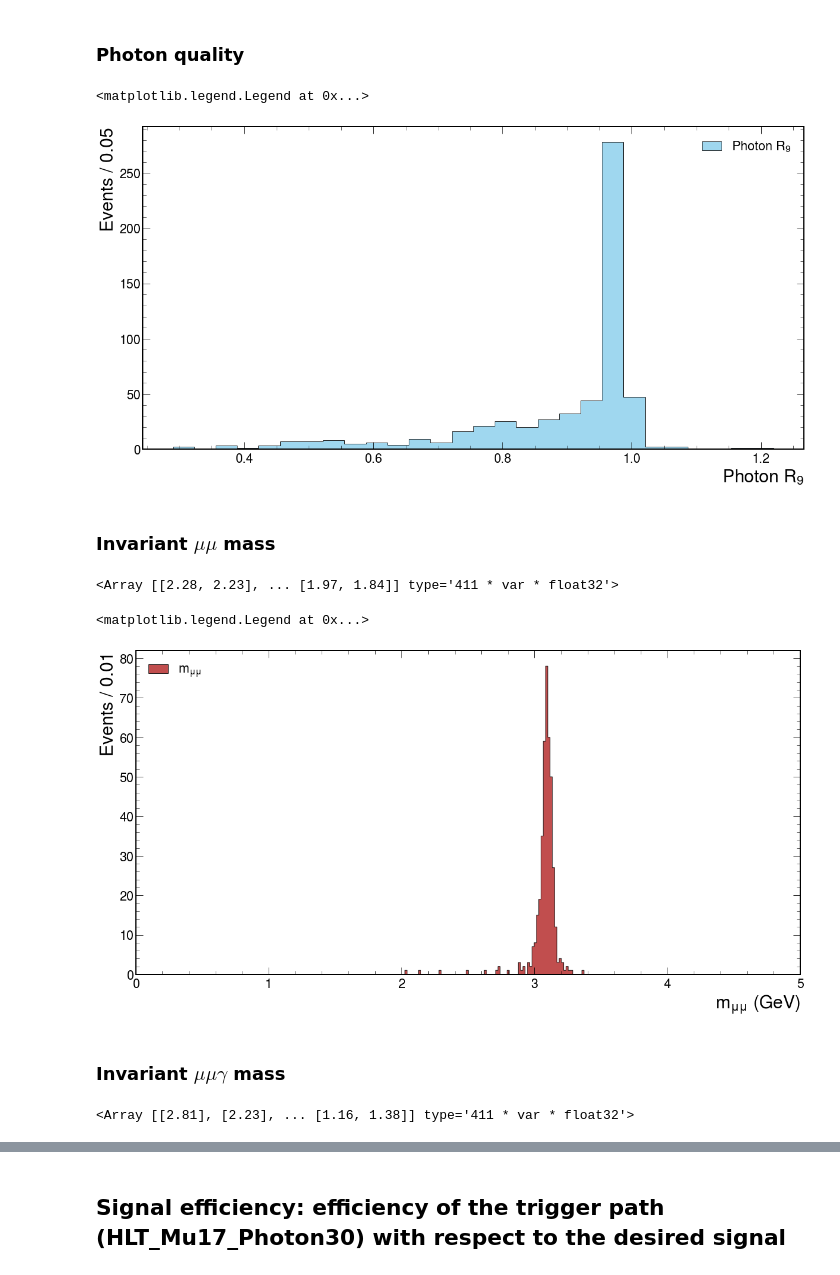
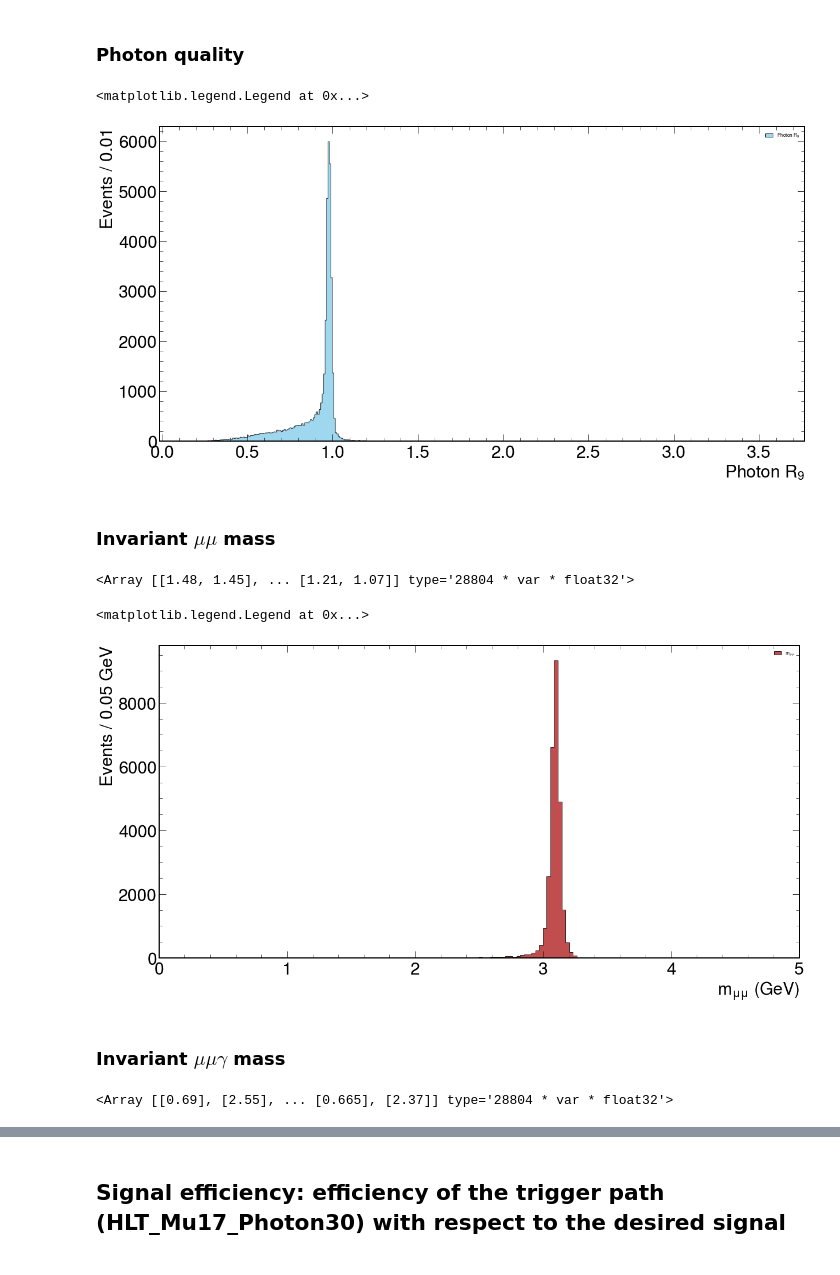
Before and after one commit to javivilladamigo/ResearchActivities, a Jupyter notebook: coffeaAnalysis.ipynb, the cells around one changed output, grey strips where cells are left out. Saved outputs shown, nothing was run; the diff lists cells and outputs as text; code cells hidden in the pictures.

```diff
--- a/coffeaAnalysis.ipynb
+++ b/coffeaAnalysis.ipynb
@@ -17,7 +15,8 @@ import ROOT as r
 # %%
 # read the file
 
-events = NanoEventsFactory.from_root('GluGluToH_HToJPsiG_JPsiToMuMu_TuneCP5_13TeV-madgraph-pythia8_RunIISummer20UL16_Skim.root', schemaclass = NanoAODSchema.v7, treepath='Events').events()
+#events = NanoEventsFactory.from_root('GluGluToH_HToJPsiG_JPsiToMuMu_TuneCP5_13TeV-madgraph-pythia8_RunIISummer20UL16_Skim.root', schemaclass = NanoAODSchema.v7, treepath='Events').events()
+events = NanoEventsFactory.from_root('data.nosync/mergedFile.root', schemaclass = NanoAODSchema.v7, treepath='mergedEvents').events()
 # %%
 # show the available contents for each of the events
 
@@ -51,8 +52,10 @@ Selection cuts:
 # %%
 leadingMuon_pt_cut = 17
 subleadingMuon_pt_cut = 4
+#maximum_muon_pt = 1000
 muon_eta_cut = 2.4
 photon_pt_cut = 30
+maximum_r9 = 4
 # %%
 # declare the filters required for the events
 '''
@@ -76,15 +79,18 @@ print("The events that satisfy all the requirements are the %.1f%%" % (len(selec
 # muon filters
 atLeast_one_muon_with_17GeV = ak.any(events.Muon.pt > leadingMuon_pt_cut, axis = -1)
 atLeast_one_muon_with_4GeV = ak.any(events.Muon.pt > subleadingMuon_pt_cut, axis = -1)
+#atMost_Muon_pt_is_1000 = ak.all(events.Muon.pt < maximum_muon_pt, axis = -1)
 muon_opposite_charges = ak.sum(events.Muon.charge, axis = -1) == 0
 
-muon_filters = atLeast_one_muon_with_17GeV & atLeast_one_muon_with_4GeV & muon_opposite_charges
+
+muon_filters = atLeast_one_muon_with_17GeV & atLeast_one_muon_with_4GeV & muon_opposite_charges #& atMost_Muon_pt_is_1000
 
 
 # photon filters
 atLeast_one_photon_with_30GeV = ak.any(events.Photon.pt > photon_pt_cut, axis = -1)
+atMost_Photon_r9_is_5 = ak.all(events.Photon.r9 < maximum_r9, axis = -1) # events with a photon having r9 > 5 will be discarded
 
-photon_filters = atLeast_one_photon_with_30GeV
+photon_filters = atLeast_one_photon_with_30GeV & atMost_Photon_r9_is_5
 
 
 # selected events
@@ -169,37 +180,39 @@ ax.legend()
 # %%
 obs = ak.flatten(selected_photons.r9, axis = None)
 
 min = 0
-max = 1.4
-width = 0.05
+max = 4
+width = 0.01
 
 nbins = int(round((max - min) / width))
 
 fig, ax = plt.subplots(figsize=(20, 10))
 ax.hist(
     obs,
     bins = nbins,
     histtype = "stepfilled",
     color = "skyblue",
     alpha = 0.8,
     edgecolor = "black",
     label = r"Photon $R_{9}$"
 )
-
+#ax.set_yscale("log")
+ax.tick_params(axis = 'both', which = 'major', labelsize = 30)
 ax.set_xlabel("Photon $R_{9}$", fontsize = 30)
 ax.set_ylabel("Events / %.2f" % width, fontsize = 30)
 #ax.set_xlim(min, max)
+#ax.set_ylim(0, 5)
 ax.legend()
 # %% [output]
 <matplotlib.legend.Legend at 0x...>
-[figure, old version]
+[figure, new version]
 # %% [markdown]
 ### Invariant $\mu\mu$ mass
 # %%
 muon_theta = 2 * np.arctan(np.exp(selected_events.Muon.eta))
 muon_theta
 # %% [output]
-<Array [[2.28, 2.23], ... [1.97, 1.84]] type='411 * var * float32'>
+<Array [[1.48, 1.45], ... [1.21, 1.07]] type='28804 * var * float32'>
 # %%
 # module of P
 muon_P = selected_events.Muon.pt / np.sin(muon_theta)
@@ -221,13 +234,12 @@ mumu_e = ak.sum(muon_e, axis = -1)
 # invariant mass of mumu system
 mumu_m = (mumu_e ** 2 - mumu_Px ** 2 - mumu_Py ** 2 - mumu_Pz ** 2) ** 0.5
 # %%
-obs = ak.flatten(mumu_m, axis = None)
-
 min = 0
 max = 5
-width = 0.01 # GeV
+width = 0.05 # GeV
+nbins = int(round((max - min) / width))
 
-nbins = int(round((max - min) / width))
+obs = ak.flatten(mumu_m[(mumu_m > min) & (mumu_m < max)], axis = None)
 
 fig, ax = plt.subplots(figsize=(20, 10))
 ax.hist(
@@ -239,21 +251,23 @@ ax.hist(
     edgecolor = "black",
     label = r"$m_{\mu \mu}$"
 )
-
+#ax.set_yscale("log")
+ax.tick_params(axis = 'both', which = 'major', labelsize = 30)
 ax.set_xlabel("$m_{\mu \mu}\ ({\\rm GeV})$", fontsize = 30)
-ax.set_ylabel("Events / %.2f" % width, fontsize = 30)
+ax.set_ylabel("Events / %.2f GeV" % width, fontsize = 30)
 ax.set_xlim(min, max)
+#ax.set_ylim(0, 5)
 ax.legend()
 # %% [output]
 <matplotlib.legend.Legend at 0x...>
-[figure, old version]
+[figure, new version]
 # %% [markdown]
 ### Invariant $\mu \mu \gamma$ mass
 # %%
 photon_theta = 2 * np.arctan(np.exp(selected_events.Photon.eta))
 photon_theta
 # %% [output]
-<Array [[2.81], [2.23], ... [1.16, 1.38]] type='411 * var * float32'>
+<Array [[0.69], [2.55], ... [0.665], [2.37]] type='28804 * var * float32'>
 # %%
 # module of P
 photon_P = selected_events.Photon.pt / np.sin(photon_theta)
```
Also changed, not shown: parts of 10 cells of this notebook.
